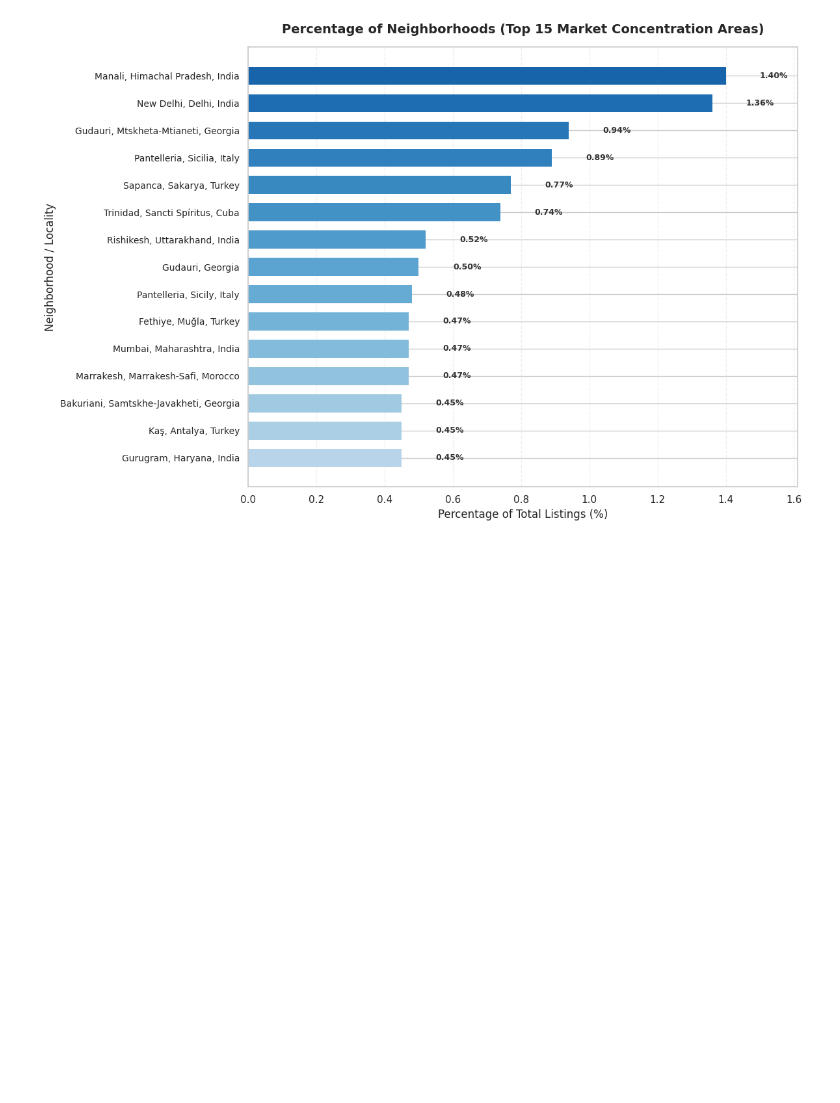
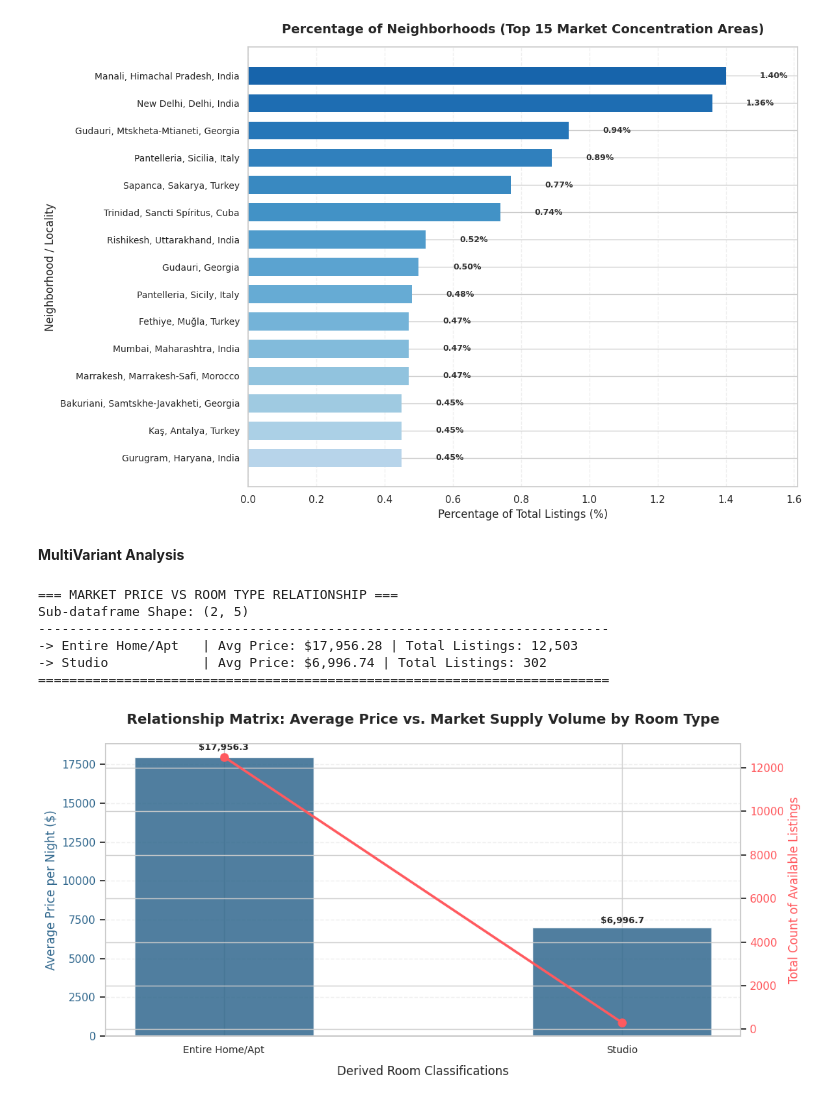
Before and after one commit to MohMost87/The-Airbnb-Listings-Analysis, a Jupyter notebook: The_Airbnb_Listings_Analysis.ipynb, the cells around one changed output. Saved outputs shown, nothing was run; the diff lists cells and outputs as text; code cells hidden in the pictures; blank space fills up the shorter version.

```diff
--- a/The_Airbnb_Listings_Analysis.ipynb
+++ b/The_Airbnb_Listings_Analysis.ipynb
@@ -690,3 +690,77 @@ Top 5 Highest Density Neighborhoods:
   -> Sapanca, Sakarya, Turkey  : 99 listings (0.77%)
 =================================================
 [figure]
+# %% [markdown]
+**MultiVariant Analysis**
+# %%
+import numpy as np
+import matplotlib.pyplot as plt
+
+# ===================================================================================
+# Question: What is the relationship between price and room type?
+# ===================================================================================
+
+# 1. Group by room types and compute key financial and frequency aggregates
+price_room_relation = df.groupby('room_type_derived').agg(
+    average_price=('price', 'mean'),
+    median_price=('price', 'median'),
+    min_price=('price', 'min'),
+    max_price=('price', 'max'),
+    listing_count=('price', 'count')
+).sort_values(by='average_price', ascending=False)
+
+print("=== MARKET PRICE VS ROOM TYPE RELATIONSHIP ===")
+print(f"Sub-dataframe Shape: {price_room_relation.shape}")
+print("-------------------------------------------------------------------------")
+for room, row in price_room_relation.iterrows():
+    print(f"-> {room:<17} | Avg Price: ${row['average_price']:,.2f} | Total Listings: {int(row['listing_count']):,}")
+print("=========================================================================\n")
+
+# 2. Build the Dual-Axis Metric Chart Layout
+fig, ax1 = plt.subplots(figsize=(11, 5.5))
+
+x_indices = np.arange(len(price_room_relation))
+bar_width = 0.45
+
+# Plot Primary Left-Axis: Average pricing bars
+color_bars = '#31688e'
+bars = ax1.bar(x_indices, price_room_relation['average_price'], width=bar_width,
+               color=color_bars, edgecolor='white', alpha=0.85, label='Average Price ($)')
+
+ax1.set_xlabel('Derived Room Classifications', fontsize=12, labelpad=10)
+ax1.set_ylabel('Average Price per Night ($)', fontsize=12, color=color_bars)
+ax1.tick_params(axis='y', labelcolor=color_bars)
+ax1.set_xticks(x_indices)
+ax1.set_xticklabels(price_room_relation.index, rotation=0, fontsize=10)
+
+# Annotate exact pricing amounts above each vertical bar
+for bar in bars:
+    yval = bar.get_height()
+    ax1.text(bar.get_x() + bar.get_width()/2.0, yval + (yval * 0.02), f'${yval:,.1f}',
+             ha='center', va='bottom', fontsize=9, fontweight='bold', color='#222222')
+
+# Plot Secondary Right-Axis: Volume distribution trendline
+ax2 = ax1.twinx()
+color_line = '#ff5a5f'
+ax2.plot(x_indices, price_room_relation['listing_count'], color=color_line,
+         marker='o', linewidth=2.5, markersize=8, label='Volume Count')
+
+ax2.set_ylabel('Total Count of Available Listings', fontsize=12, color=color_line)
+ax2.tick_params(axis='y', labelcolor=color_line)
+
+# Layout adjustments
+plt.title('Relationship Matrix: Average Price vs. Market Supply Volume by Room Type',
+          fontweight='bold', fontsize=14, pad=20)
+ax1.grid(True, axis='y', alpha=0.3, linestyle='--')
+
+# Display clean image render
+plt.tight_layout()
+plt.show()
+# %% [output]
+=== MARKET PRICE VS ROOM TYPE RELATIONSHIP ===
+Sub-dataframe Shape: (2, 5)
+-------------------------------------------------------------------------
+-> Entire Home/Apt   | Avg Price: $17,956.28 | Total Listings: 12,503
+-> Studio            | Avg Price: $6,996.74 | Total Listings: 302
+=========================================================================
+[figure, added]
```
Also changed, not shown: parts of 1 cell of this notebook.
